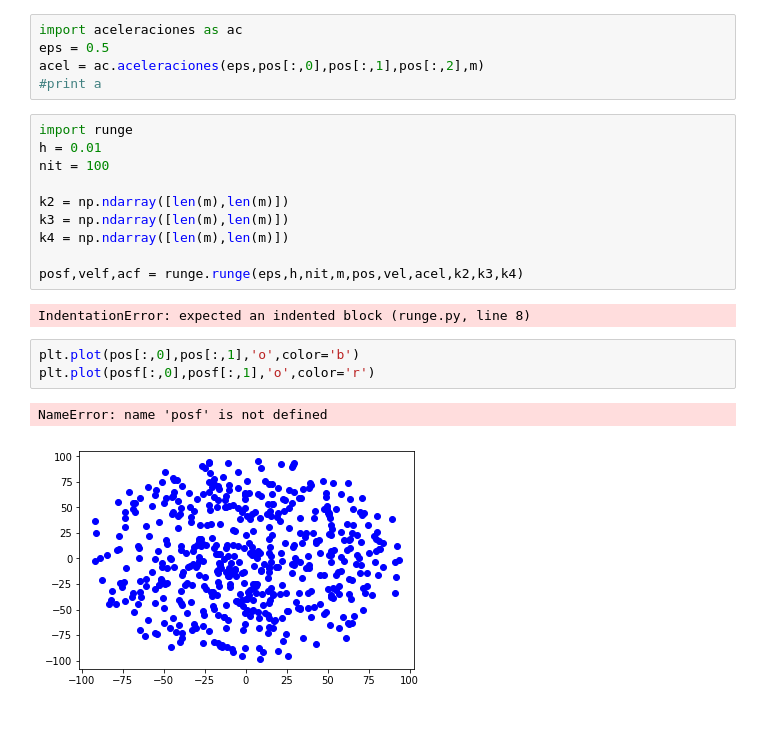
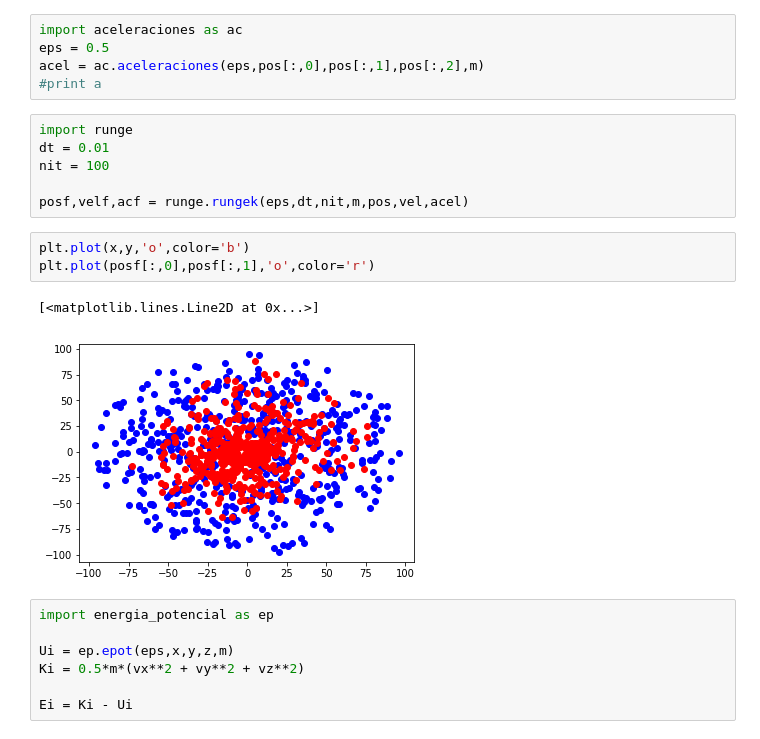
Before and after one commit to ornemarioni/metodos_numericos, a Jupyter notebook: runge2.ipynb, the cells around one changed output. Saved outputs shown, nothing was run; the diff lists cells and outputs as text.

Commit message:
los integradores andan, corroborar energias y los pos que se sobreescriben :)

```diff
--- a/runge2.ipynb
+++ b/runge2.ipynb
@@ -86,19 +95,20 @@ acel = ac.aceleraciones(eps,pos[:,0],pos[:,1],pos[:,2],m)
 #print a
 # %%
 import runge
-h = 0.01
+dt = 0.01
 nit = 100
 
-k2 = np.ndarray([len(m),len(m)])
-k3 = np.ndarray([len(m),len(m)])
-k4 = np.ndarray([len(m),len(m)])
-
-posf,velf,acf = runge.runge(eps,h,nit,m,pos,vel,acel,k2,k3,k4)
+posf,velf,acf = runge.rungek(eps,dt,nit,m,pos,vel,acel)
-# %% [output]
-IndentationError: expected an indented block (runge.py, line 8)
 # %%
-plt.plot(pos[:,0],pos[:,1],'o',color='b')
+plt.plot(x,y,'o',color='b')
 plt.plot(posf[:,0],posf[:,1],'o',color='r')
 # %% [output]
-NameError: name 'posf' is not defined
+[<matplotlib.lines.Line2D at 0x...>]
-[figure, old version]
+[figure, new version]
+# %%
+import energia_potencial as ep
+
+Ui = ep.epot(eps,x,y,z,m)
+Ki = 0.5*m*(vx**2 + vy**2 + vz**2)
+
+Ei = Ki - Ui
```
Also changed, not shown: parts of 8 cells of this notebook, 5 other files.
